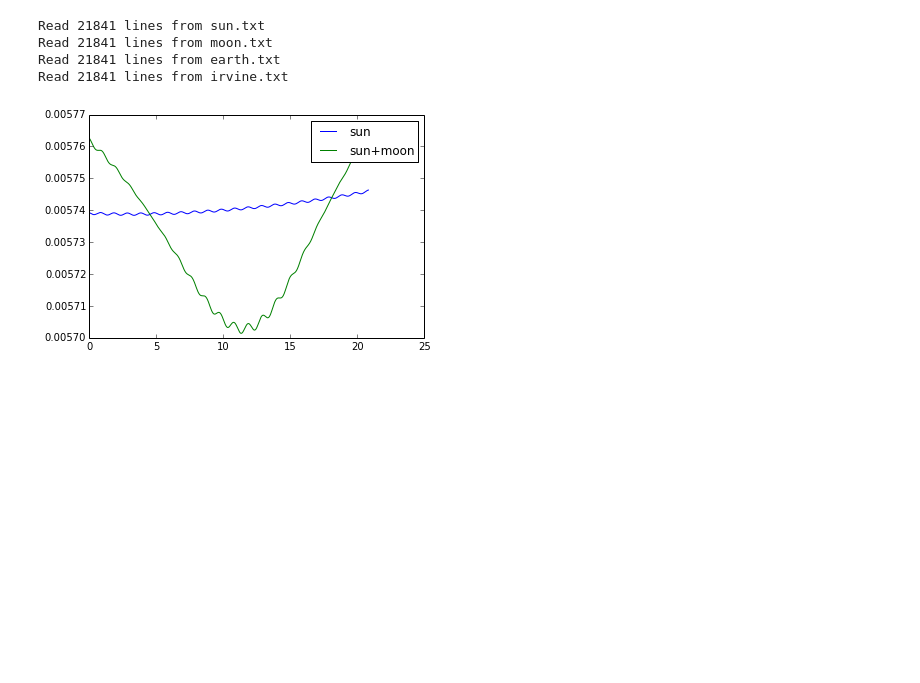
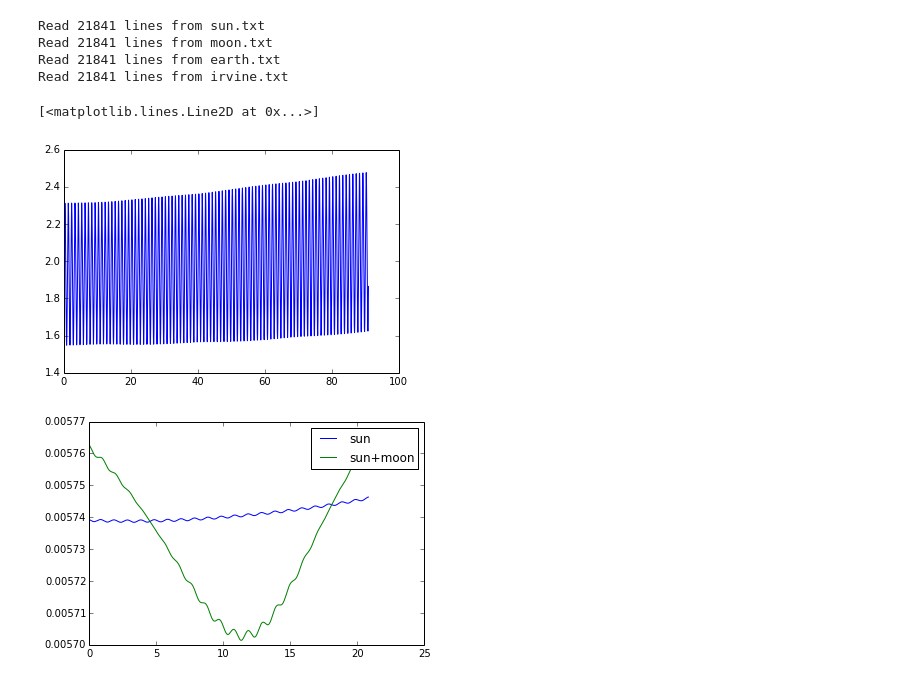
Before and after one commit to captainkirkby/Gears, a Jupyter notebook: learn/gravity.ipynb, the cells around one changed output. Cells and saved outputs as stored; diff of their text form; code cells hidden in the pictures; blank space fills up the shorter version.

Commit message:
Start updating notebook to calculate quantities in the note

```diff
--- a/learn/gravity.ipynb
+++ b/learn/gravity.ipynb
@@ -82,0 +93,9 @@ r_irvine =  r_earth - pos(irvine);
+# %%
+# Calculate the unit vector pointing from the pivot to the earth's center of gravity, which
+# defines "down" for measuring theta.
+r_pivot = pos(irvine);
+down = r_pivot/mag(r_pivot)[:,np.newaxis];
+# %%
+# Calculate the unit vector pointing eastwards from the pivot.
+v_pivot = -vel(irvine);
+east = v_pivot/mag(v_pivot)[:,np.newaxis];
@@ -83,3 +114,32 @@ r_irvine =  r_earth - pos(irvine);
+# %%
+class VectorSpline(object):
+    """
+    An object representing a vector function of time and its time derivative
+    """
+    def __init__(self,vec,t=t_days,k=3):
+        self.components = [ ]
+        self.derivatives = [ ]
+        for axis in range(vec.shape[-1]):
+            spline = InterpolatedUnivariateSpline(t,vec[:,axis],k=k)
+            self.components.append(spline)
+            self.derivatives.append(spline.derivative(n=1))
+    def __call__(self,tvec,deriv=False):
+        """
+        Evaluates the vector function (or its derivative if deriv is True) at each time in the input tvec array.
+        """
+        result = np.empty((len(tvec),3))
+        for axis,interpolator in enumerate(self.derivatives if deriv else self.components):
+            result[:,axis] = interpolator(tvec)
+        return result
+# %%
+# Calculate cubic splines of tabulated quantities...
+north_f = VectorSpline(north)
+V_f = VectorSpline(v_earth + v_pivot)
+# %%
+plt.plot(t_days,np.sum(V_f(t_days,deriv=True)*down,axis=-1))
+# %% [output]
+[<matplotlib.lines.Line2D at 0x...>]
+[figure, added]
 # %%
 # Calculate the acceleration in Irvine due to the Earth,Moon and Sun. Units are m/s^2 (but dimensions are not attached).
 g_earth = (G*M_earth*invSquare(r_irvine,r_earth)/ms2).value;
```
Also changed, not shown: parts of 6 cells of this notebook.
